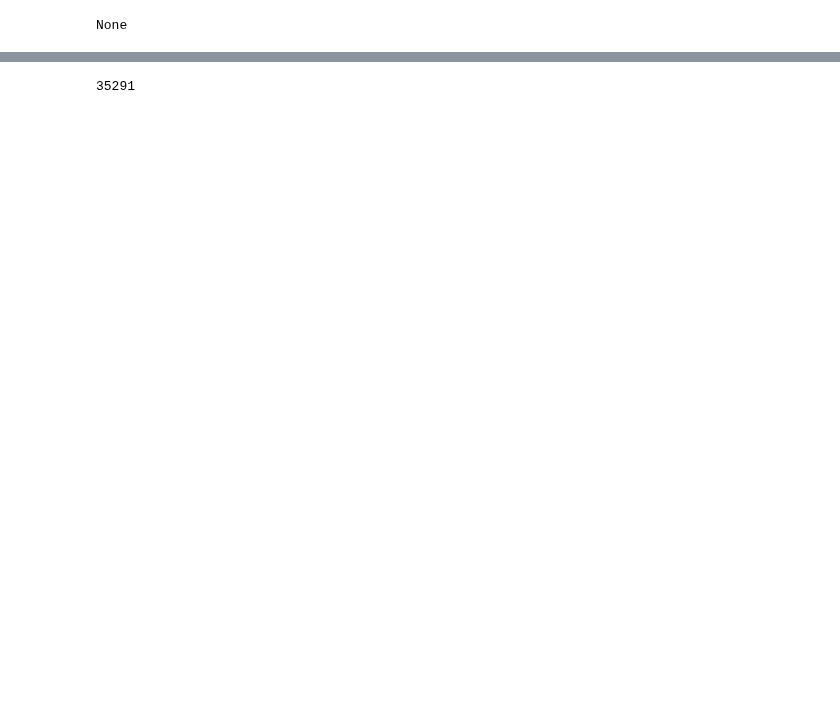
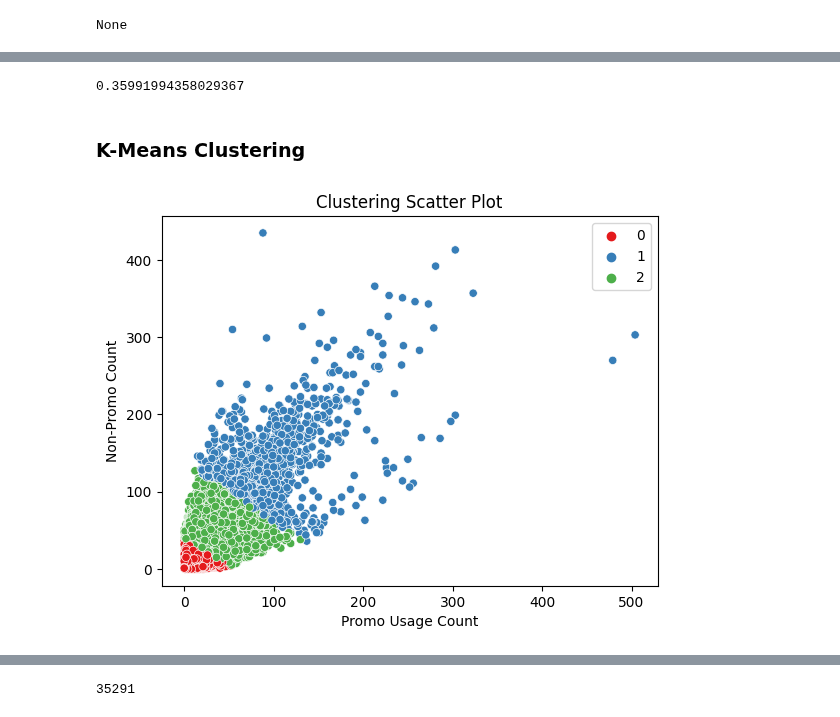
Before and after one commit to NARAEIM/tp2-da, a Jupyter notebook: jenn.ipynb, the cells around one changed output, grey strips where cells are left out. Drawn from its saved outputs; the diff is of its cells as text; code cells hidden in the pictures; blank space fills up the shorter version.

Commit message:
clustering

```diff
--- a/jenn.ipynb
+++ b/jenn.ipynb
@@ -113,6 +126,8 @@ None
 transaction[transaction['payment_status'] != 'Success'].shape
 # %% [output]
 (53550, 17)
+# %%
+transaction = transaction[transaction['payment_status']=='Success']
 # %%
 # promo in July
 transaction['month'] = transaction['created_at'].dt.month
@@ -952,0 +972,18 @@ None
+# %%
+merged_promo = merged[['customer_id', 'w_promo']]
+
+# 고객별 프로모션 사용한 transaction 수
+# the count of transactions with promotions for each customer)
+promo_counts = merged_promo.groupby('customer_id')['w_promo'].sum().reset_index(name='promo_count')
+
+# 고객별 전체 transaction 수
+# the total count of transactions (both with promotions and non-promotions) for each customer
+total_counts = merged_promo.groupby('customer_id')['w_promo'].count().reset_index(name='total_count')
+
+# merge the two
+merged_counts = promo_counts.merge(total_counts, on='customer_id', how='outer')
+
+# ratio
+merged_counts['promo_ratio'] = merged_counts['promo_count'] / merged_counts['total_count']
+
+merged_counts.head()
@@ -952,0 +997,32 @@ None
+# %%
+# average promo_ratio
+merged_counts['promo_ratio'].sum()/merged_counts.shape[0]
+# %% [output]
+0.35991994358029367
+# %% [markdown]
+### K-Means Clustering
+# %%
+# non-promo count by subtracting the promo count from the total count
+non_promo_count = merged_counts['total_count'] - merged_counts['promo_count']
+
+# the data for clustering
+data = pd.DataFrame({'promo_count': merged_counts['promo_count'], 'non_promo_count': non_promo_count})
+
+# k-means clustering
+k = 3  # Number of clusters
+kmeans = KMeans(n_clusters=k)
+kmeans.fit(data)
+
+# Assign cluster labels to each data point
+cluster_labels = kmeans.labels_
+
+# clustering scatter plot
+sns.scatterplot(x=merged_counts['promo_count'], y=non_promo_count, hue=cluster_labels, palette='Set1')
+plt.xlabel('Promo Usage Count')
+plt.ylabel('Non-Promo Count')
+plt.title('Clustering Scatter Plot')
+
+# Display the plot
+plt.show()
+# %% [output]
+[figure, added]
```
Also changed, not shown: parts of 28 cells of this notebook.
